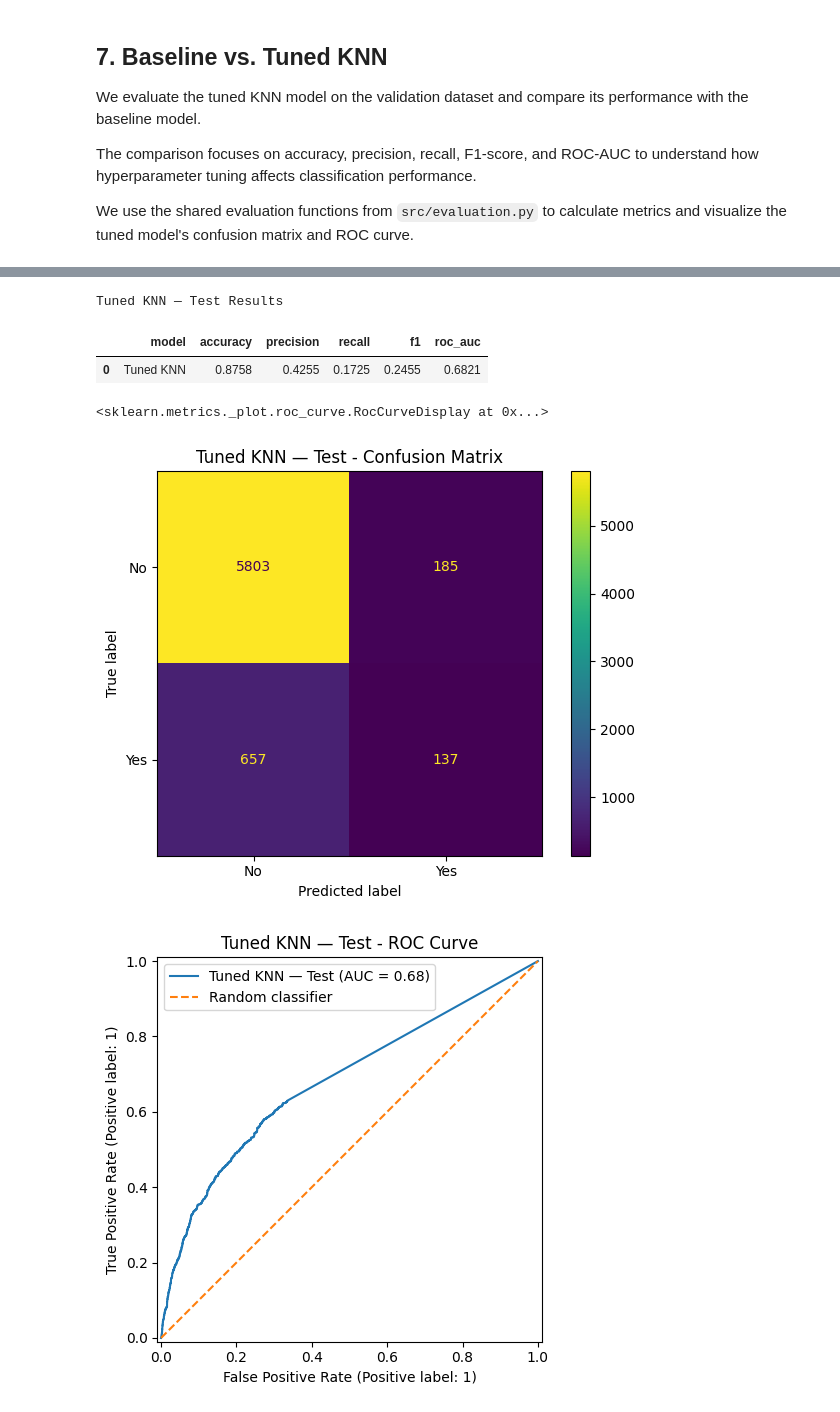
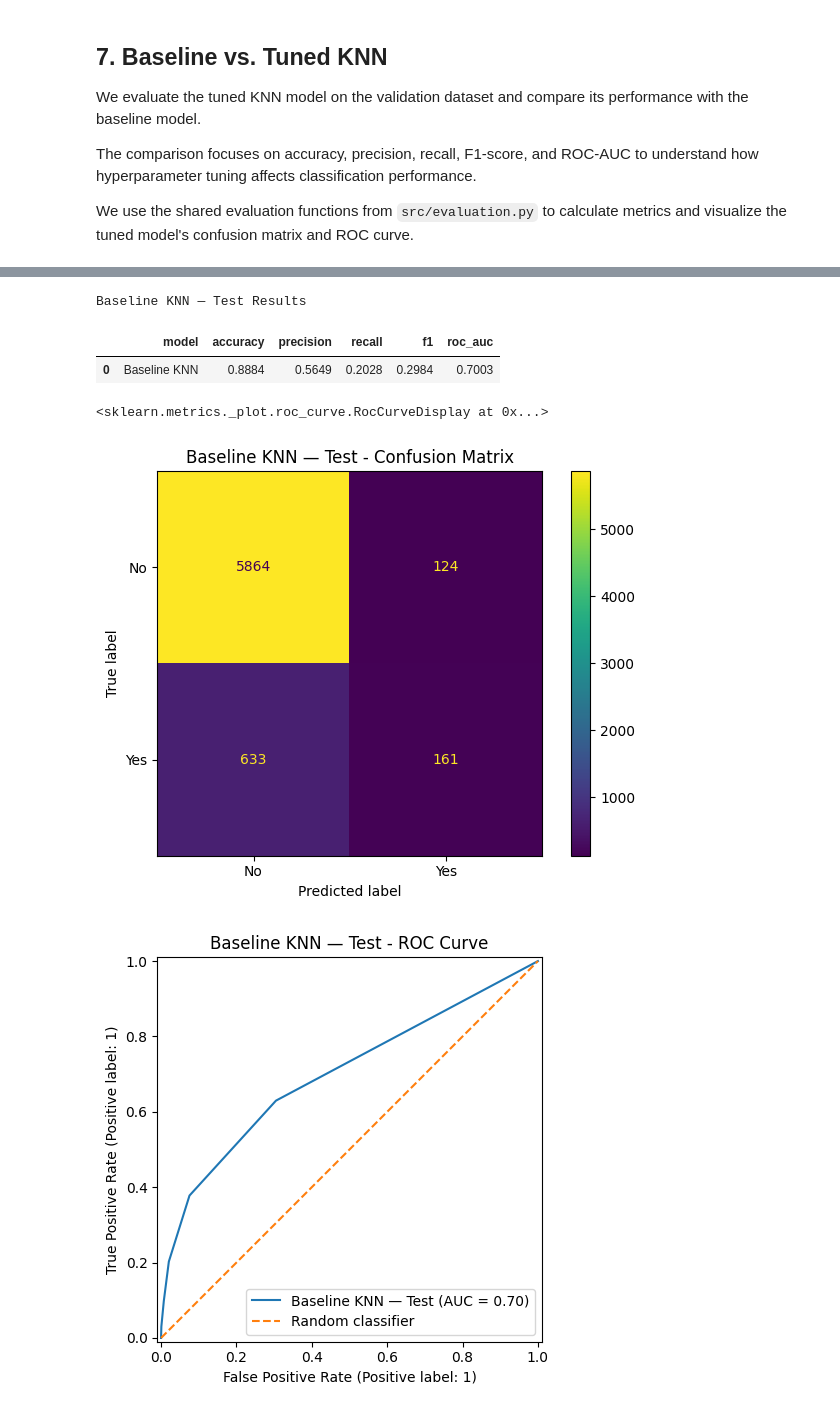
Before and after one commit to TilokJahan/BankMarketingMachineLearningProject, a Jupyter notebook: notebooks/05_knn.ipynb, the cells around one changed output, grey strips where cells are left out. Drawn from its saved outputs; the diff is of its cells as text; code cells hidden in the pictures.

```diff
--- a/notebooks/05_knn.ipynb
+++ b/notebooks/05_knn.ipynb
@@ -65,7 +69,7 @@ df = pd.read_csv(PROJECT_ROOT / "data" / "bank-full.csv", sep=";")
 y = df[TARGET_COLUMN].map({"yes": 1, "no": 0})
 
 # Exclude the same features used in Logistic Regression
-features_to_exclude = ["default", "day", "duration", "pdays", "poutcome"]
+features_to_exclude = ["duration"]
 
 X = df.drop(columns=[TARGET_COLUMN] + features_to_exclude)
 
@@ -348,44 +355,47 @@ We use the shared evaluation functions from `src/evaluation.py` to calculate acc
 
 We also visualize the confusion matrix and ROC curve to better understand the model's performance on unseen data.
 # %%
+# Select baseline KNN based on validation F1-score
+selected_knn_model = knn_pipeline
+
 # Generate predictions on test dataset
-y_test_pred_knn = best_knn_model.predict(X_test)
+y_test_pred_knn = selected_knn_model.predict(X_test)
 
 # Generate positive-class probabilities
-y_test_prob_knn = best_knn_model.predict_proba(X_test)[:, 1]
+y_test_prob_knn = selected_knn_model.predict_proba(X_test)[:, 1]
 
-# Evaluate tuned KNN on test dataset
+# Evaluate selected KNN on test dataset
 test_results = evaluate_binary_classifier(
-    model_name="Tuned KNN",
+    model_name="Baseline KNN",
     y_true=y_test,
     y_pred=y_test_pred_knn,
     y_score=y_test_prob_knn
 )
 
 # Display final test metrics
-print("Tuned KNN — Test Results")
+print("Baseline KNN — Test Results")
 display(results_to_dataframe([test_results]).round(4))
 
 # Plot confusion matrix
 plot_confusion_matrix(
     y_test,
     y_test_pred_knn,
-    "Tuned KNN — Test"
+    "Baseline KNN — Test"
 )
 
 # Plot ROC curve
 plot_roc_curve(
     y_test,
     y_test_prob_knn,
-    "Tuned KNN — Test"
+    "Baseline KNN — Test"
 )
 # %% [output]
-Tuned KNN — Test Results
+Baseline KNN — Test Results
 |  | model | accuracy | precision | recall | f1 | roc_auc |
-| 0 | Tuned KNN | 0.8758 | 0.4255 | 0.1725 | 0.2455 | 0.6821 |
+| 0 | Baseline KNN | 0.8884 | 0.5649 | 0.2028 | 0.2984 | 0.7003 |
 <sklearn.metrics._plot.roc_curve.RocCurveDisplay at 0x...>
-[figure, old version]
+[figure, new version]
-[figure, old version]
+[figure, new version]
 # %% [markdown]
 ### Results Interpretation
 
```
Also changed, not shown: parts of 15 cells of this notebook.
